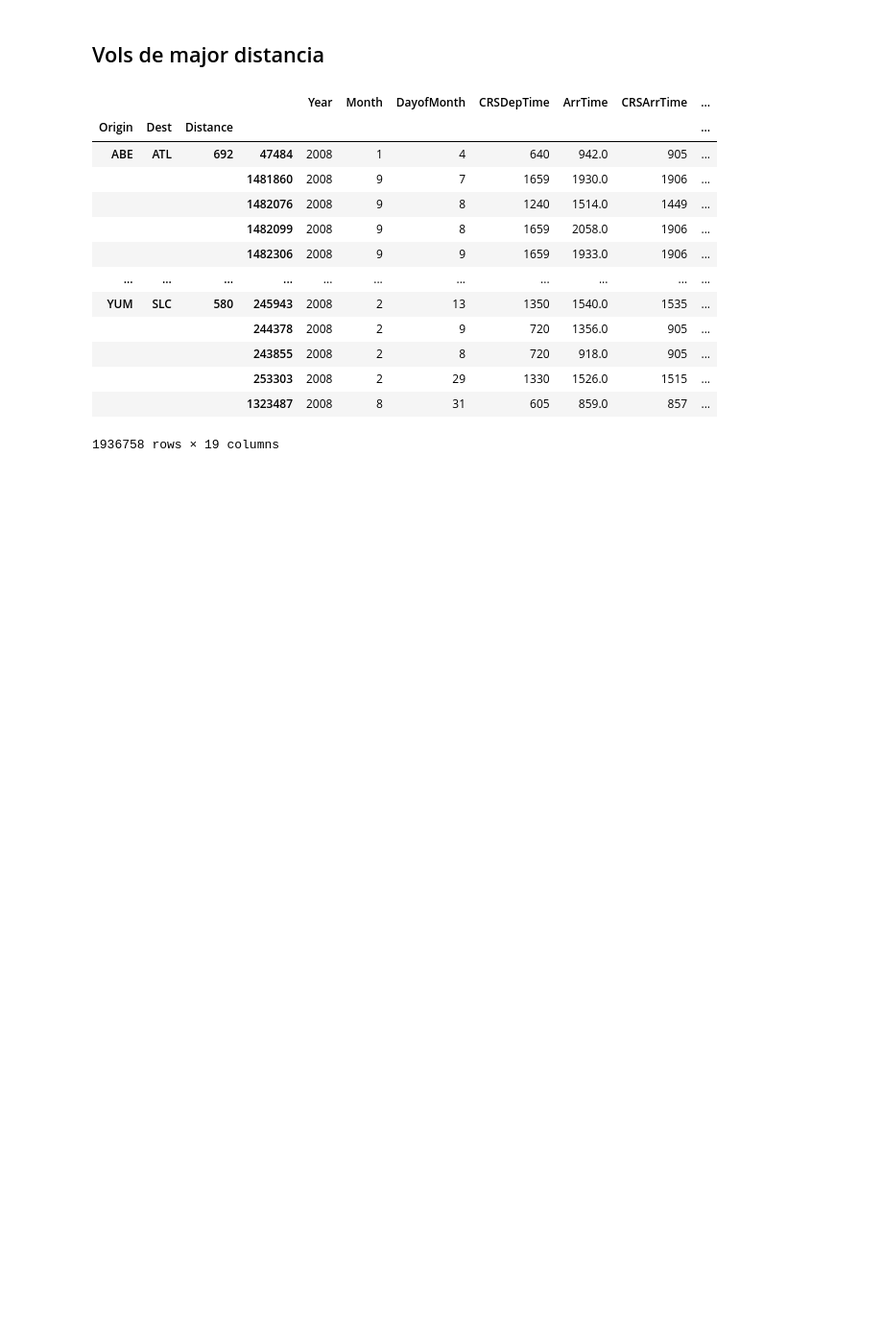
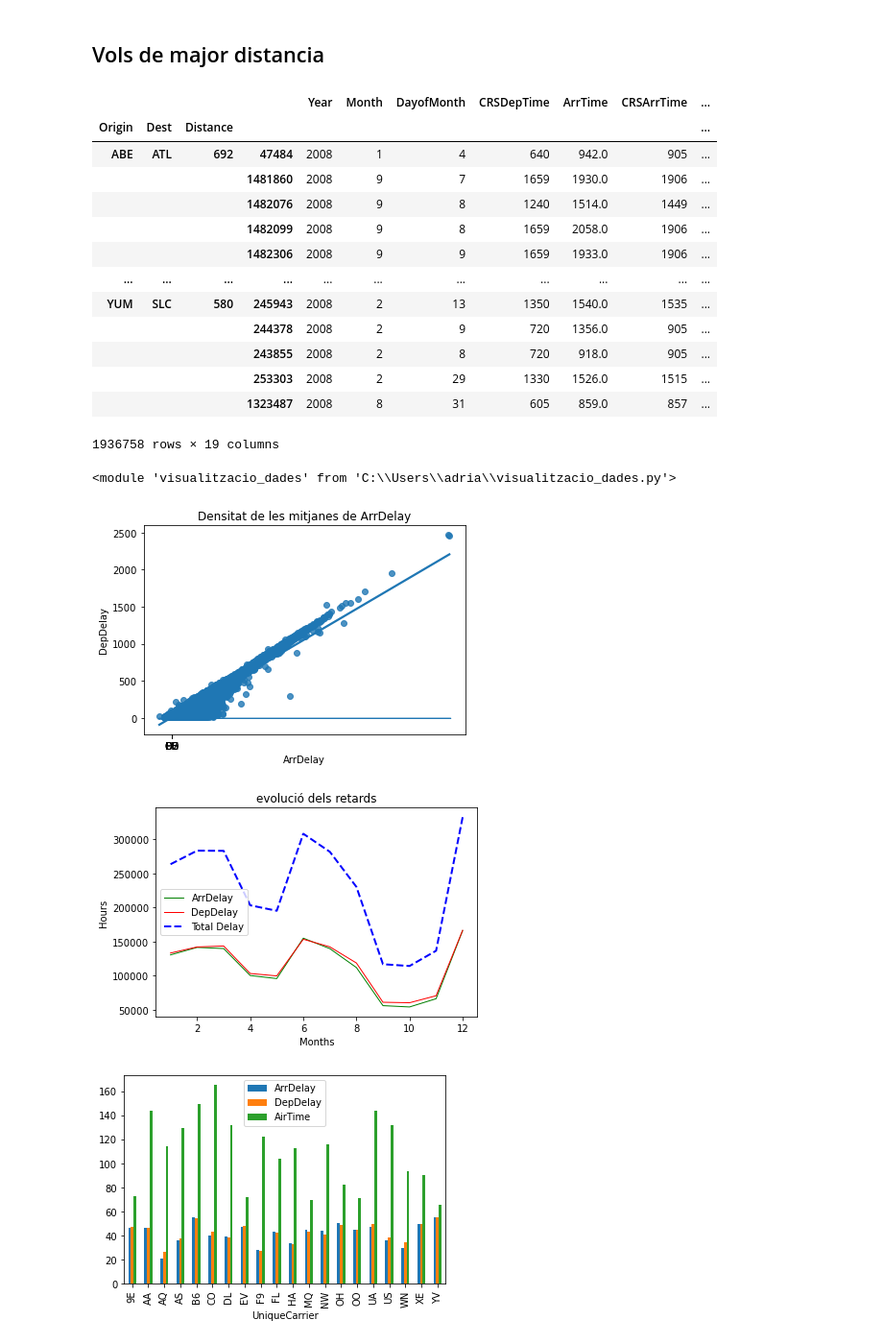
Before and after one commit to AdriaMoreno1994/visualitzaci-_explorat-ria, a Jupyter notebook: exploracio_de_dades.ipynb, the cells around one changed output. Shown: that part at 96% size. Drawn from its saved outputs; the diff is of its cells as text; code cells hidden in the pictures; blank space fills up the shorter version.

```diff
--- a/exploracio_de_dades.ipynb
+++ b/exploracio_de_dades.ipynb
@@ -141,3 +181,10 @@ writer.save()
 df.to_csv('Dataframe.csv', sep=',')
 d2.to_csv('Dataframe.csv', sep=',')
 retrasAcumulat.to_csv('Dataframe.csv', sep=',')
+# %%
+reload(visualitzacio_dades)
+# %% [output]
+<module 'visualitzacio_dades' from 'C:\\Users\\adria\\visualitzacio_dades.py'>
+[figure, added]
+[figure, added]
+[figure, added]
```
Also changed, not shown: parts of 5 cells of this notebook.
